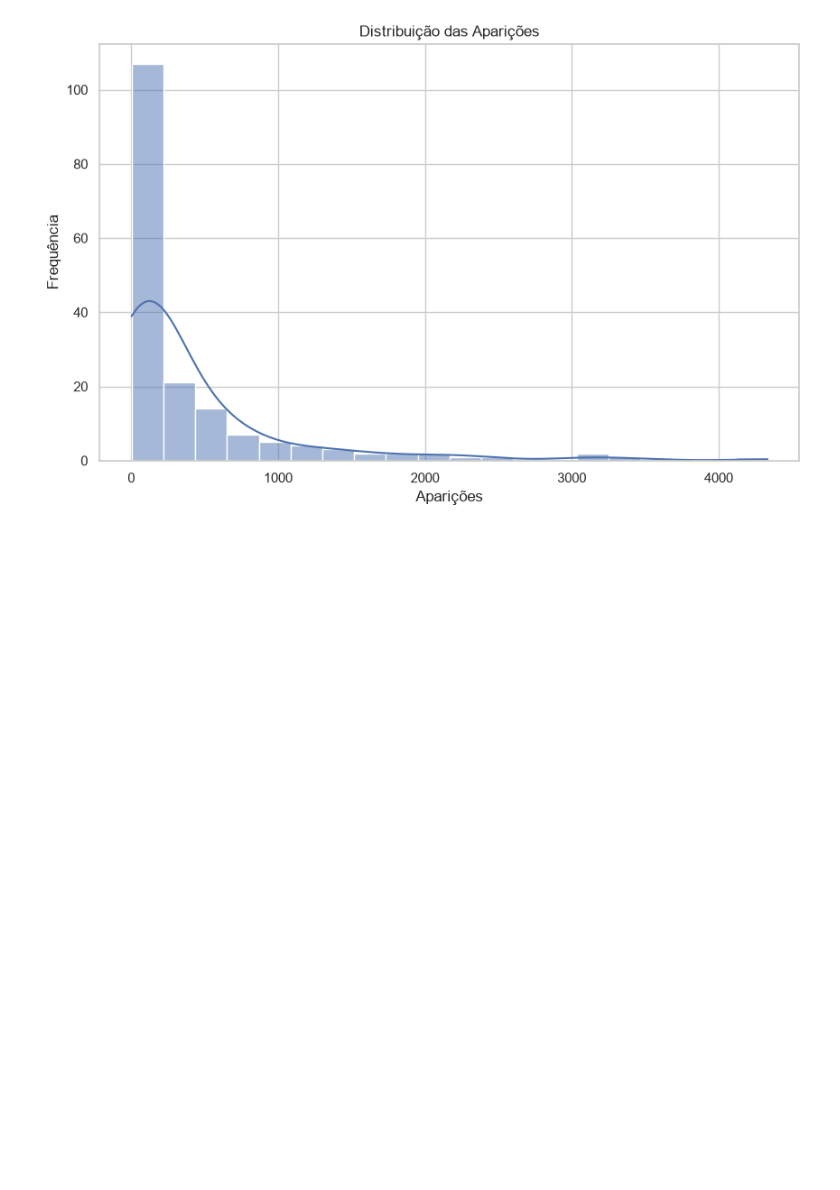
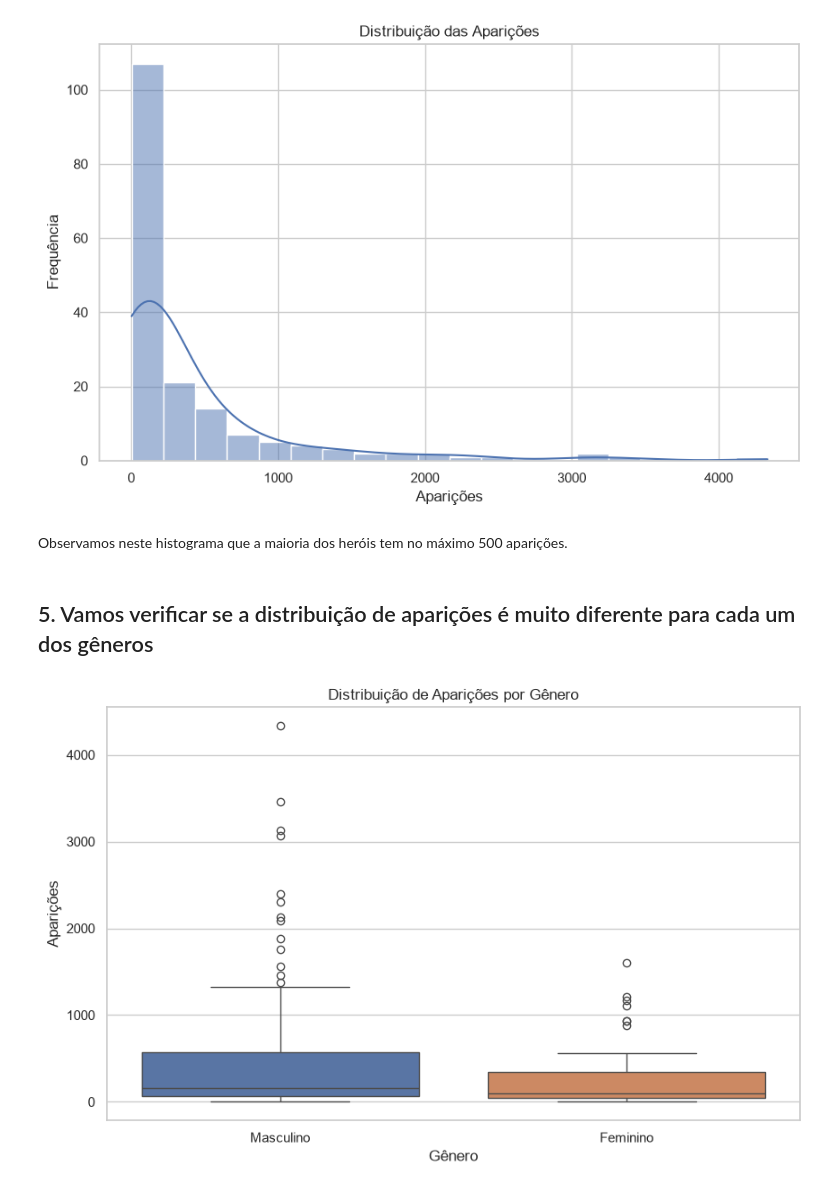
Before and after one commit to hccruz/Projeto_Avengres, a Jupyter notebook: src/main.ipynb, the cells around one changed output. Drawn from its saved outputs; the diff is of its cells as text; code cells hidden in the pictures; blank space fills up the shorter version.

```diff
--- a/src/main.ipynb
+++ b/src/main.ipynb
@@ -192,3 +194,25 @@ plt.ylabel('Frequência')
 plt.show()
 # %% [output]
 [figure]
+# %% [markdown]
+Observamos neste histograma que a  maioria dos heróis tem no máximo 500 aparições.
+# %% [markdown]
+## 5. Vamos verificar se a distribuição de aparições é muito diferente para cada um dos gêneros
+# %%
+plt.figure(figsize=(10,6))
+
+ax = sns.boxplot(
+    data = df,
+    x='Gender',
+    y='Appearances',
+    hue='Gender'
+)
+
+ax.set_xticklabels(['Masculino', 'Feminino'])
+
+plt.title('Distribuição de Aparições por Gênero')
+plt.xlabel('Gênero')
+plt.ylabel('Aparições')
+plt.show()
+# %% [output]
+[figure, added]
```
Also changed, not shown: parts of 8 cells of this notebook.
